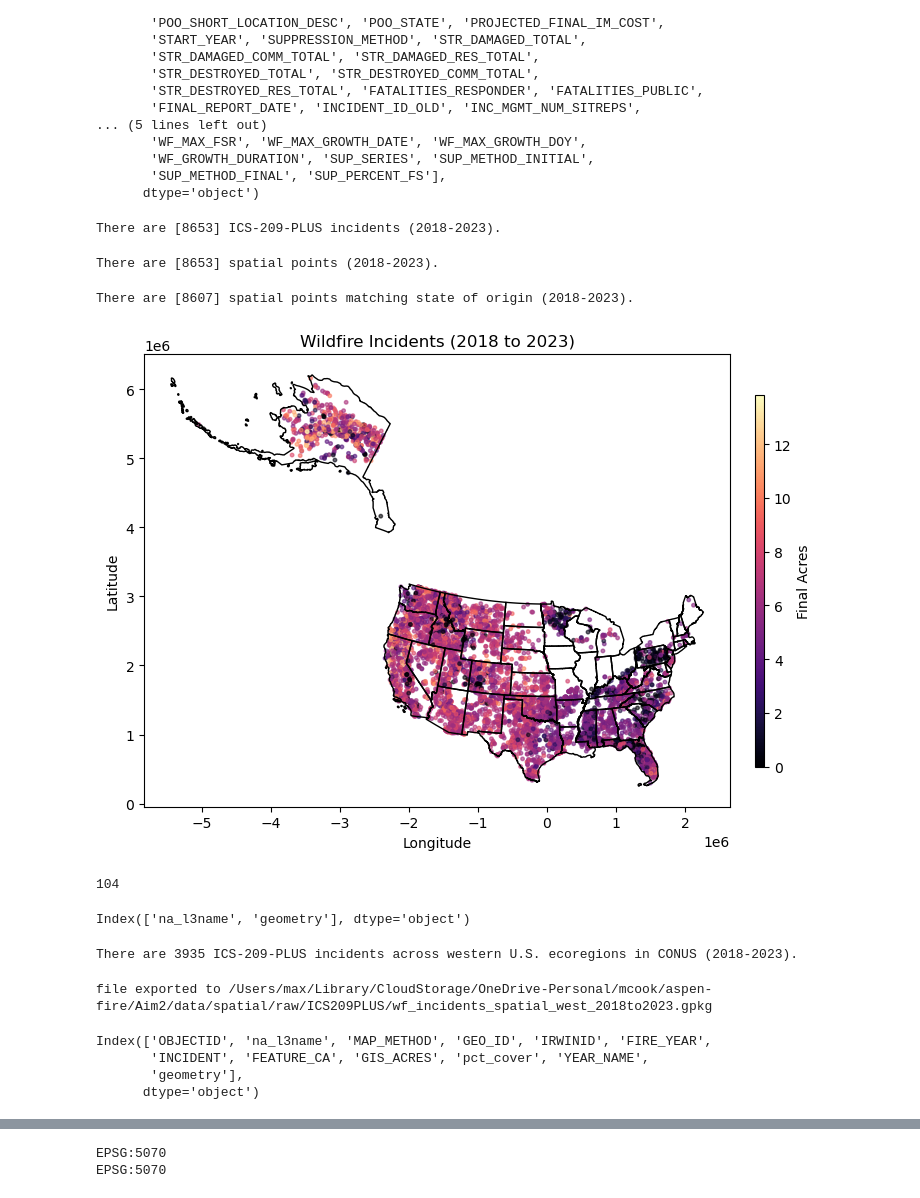
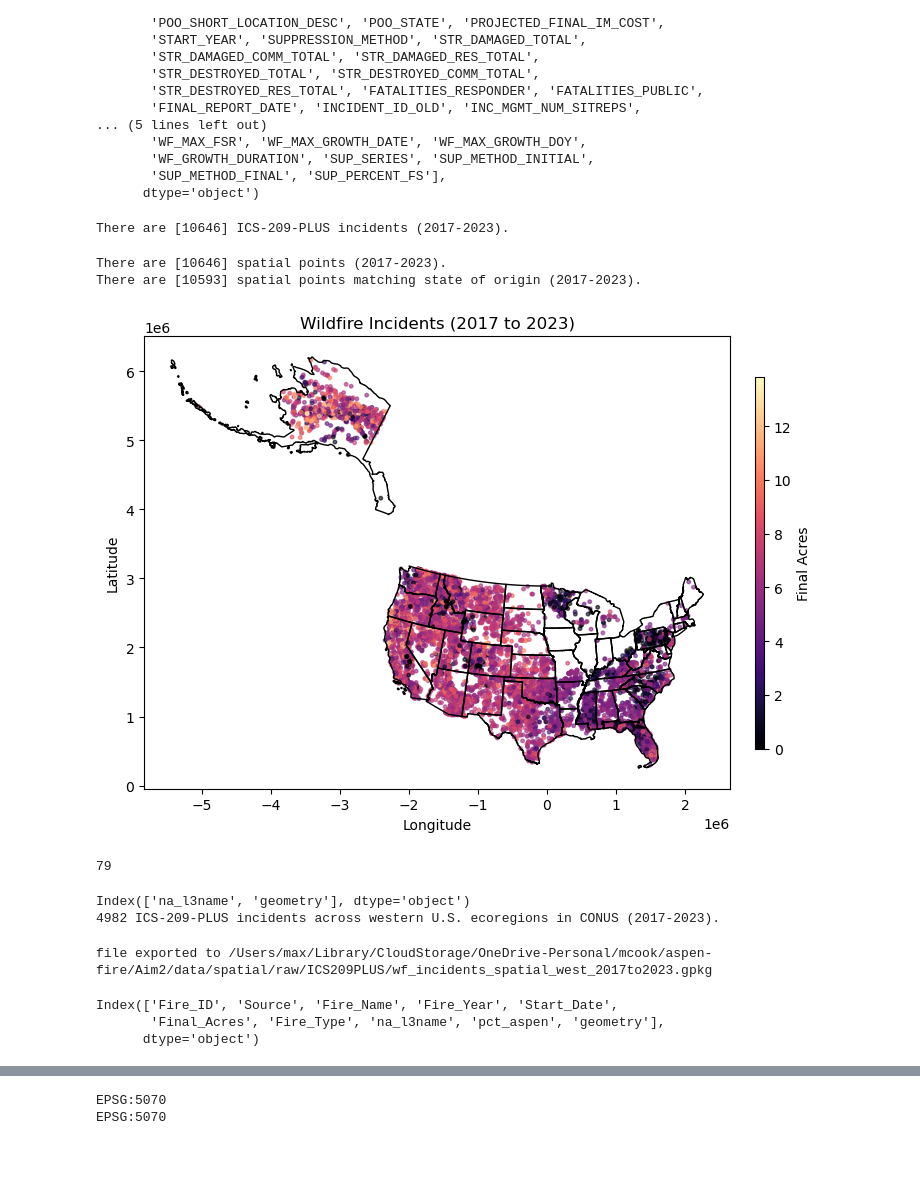
Before and after one commit to natshoff/aspen-fire-fork, a Jupyter notebook: Aim2/code/Python/01ics-geolocate.ipynb, the cells around one changed output, grey strips where cells are left out. Drawn from its saved outputs; the diff is of its cells as text; code cells hidden in the pictures; blank space fills up the shorter version.

```diff
--- a/Aim2/code/Python/01ics-geolocate.ipynb
+++ b/Aim2/code/Python/01ics-geolocate.ipynb
@@ -69,27 +69,26 @@ incidents['DISCOVERY_DATE'] = pd.to_datetime(incidents['DISCOVERY_DATE'])
 incidents['START_YEAR'] = incidents['DISCOVERY_DATE'].dt.year
 incidents['START_YEAR'] = incidents['START_YEAR'].astype(int)
 
-# Filter to match NIFC fire years (2018 to 2023)
-incidents = incidents[incidents['START_YEAR'] >= 2018]
-print(f"There are [{len(incidents)}] ICS-209-PLUS incidents (2018-2023).")
+# Filter to match NIFC fire years (2017 to 2023)
+incidents = incidents[incidents['START_YEAR'] >= 2017]
+print(f"There are [{len(incidents)}] ICS-209-PLUS incidents (2017-2023).")
 # %% [output]
-There are [8653] ICS-209-PLUS incidents (2018-2023).
+There are [10646] ICS-209-PLUS incidents (2017-2023).
 # %%
 # Create a spatial points data from the ICS-209-PLUS records
 geometry = [Point(xy) for xy in zip(incidents['POO_LONGITUDE'], incidents['POO_LATITUDE'])]
 
 # Create a GeoDataFrame
-incidents_gdf = gpd.GeoDataFrame(incidents, geometry=geometry)
-incidents_gdf = incidents_gdf.set_crs(epsg=4326, inplace=True) # set the crs
-incidents_gdf = incidents_gdf.to_crs(proj) # reproject to EPSG:5070
+ics = gpd.GeoDataFrame(incidents, geometry=geometry)
+ics = ics.set_crs(epsg=4326, inplace=True) # set the crs
+ics = ics.to_crs(proj) # reproject to EPSG:5070
 
-print(f"There are [{len(incidents_gdf)}] spatial points (2018-2023).")
+print(f"There are [{len(ics)}] spatial points (2017-2023).")
+
+# Intersect with state boundaries and match with POO_STATE
+ics = gpd.sjoin(ics, states[['geometry', 'STUSPS']], how='inner', predicate='intersects')
+ics = ics[ics['POO_STATE'] == ics['STUSPS']] # filter where states match
+print(f"There are [{len(ics)}] spatial points matching state of origin (2017-2023).")
 # %% [output]
-There are [8653] spatial points (2018-2023).
+There are [10646] spatial points (2017-2023).
+There are [10593] spatial points matching state of origin (2017-2023).
-# %%
-# Intersect with state boundaries and match with POO_STATE
-incidents_gdf = gpd.sjoin(incidents_gdf, states[['geometry', 'STUSPS']], how='inner', predicate='intersects')
-incidents_gdf = incidents_gdf[incidents_gdf['POO_STATE'] == incidents_gdf['STUSPS']] # filter where states match
-print(f"There are [{len(incidents_gdf)}] spatial points matching state of origin (2018-2023).")
-# %% [output]
-There are [8607] spatial points matching state of origin (2018-2023).
@@ -98,37 +95,38 @@ There are [8607] spatial points matching state of origin (2018-2023).
 # %%
+# Plot the incident reports.
 # Filter the GeoDataFrame for points in Colorado
-gdf = incidents_gdf.copy()
+gdf = ics.copy()
 gdf['log_FINAL_ACRS'] = np.log1p(gdf['FINAL_ACRES'])  # log1p to handle log(0) issues
 
 # Plot the points on a map, with size based on FINAL_ACRES
 fig, ax = plt.subplots(figsize=(8, 8))
 
 # Normalize the FINAL_ACRES values for color mapping
 norm = colors.Normalize(vmin=gdf['log_FINAL_ACRS'].min(), vmax=gdf['log_FINAL_ACRS'].max())
 
 # Plot the points with size and color based on FINAL_ACRES
 gdf.plot(ax=ax, marker='o',
          color=gdf['log_FINAL_ACRS'].apply(lambda x: cm.magma(norm(x))),
          alpha=0.6, markersize=6.5)
 
 states.plot(ax=ax, edgecolor='black', linewidth=1, color='none')
 
 # Set title and labels
-plt.title('Wildfire Incidents (2018 to 2023)')
+plt.title('Wildfire Incidents (2017 to 2023)')
 plt.xlabel('Longitude')
 plt.ylabel('Latitude')
 
 # Add a colorbar
 sm = plt.cm.ScalarMappable(cmap='magma', norm=norm)
 sm.set_array([])
 cbar = plt.colorbar(sm, ax=ax, fraction=0.015, pad=0.04, aspect=40)
 cbar.set_label('Final Acres')
 
 # Display the plot
 plt.show()
 
 del gdf
 gc.collect()
 # %% [output]
-[figure, old version]
+[figure, new version]
-104
+79
@@ -137,15 +133,15 @@ gc.collect()
 # %%
+# Subset to western U.S. ecoregions
 # Load western U.S. ecoregions
 fp = os.path.join(projdir,'data/spatial/raw/boundaries/na_cec_eco_l3_west.gpkg')
 ecol3 = gpd.read_file(fp)
 ecol3 = ecol3[['NA_L3NAME','geometry']]
 ecol3 = ecol3.rename(columns={'NA_L3NAME': 'na_l3name'})
-ecol3.columns
+print(ecol3.columns)
+
+# Perform the overlay analysis
+ics_west = gpd.overlay(ics, ecol3, how='intersection') # find overlaps
+print(f"{len(ics_west)} ICS-209-PLUS incidents across western U.S. ecoregions in CONUS (2017-2023).")
 # %% [output]
 Index(['na_l3name', 'geometry'], dtype='object')
+4982 ICS-209-PLUS incidents across western U.S. ecoregions in CONUS (2017-2023).
-# %%
-# Perform the overlay analysis
-incidents_west = gpd.overlay(incidents_gdf, ecol3, how='intersection') # find overlaps
-print(f"There are {len(incidents_west)} ICS-209-PLUS incidents across western U.S. ecoregions in CONUS (2018-2023).")
-# %% [output]
-There are 3935 ICS-209-PLUS incidents across western U.S. ecoregions in CONUS (2018-2023).
@@ -154,10 +148,8 @@ There are 3935 ICS-209-PLUS incidents across western U.S. ecoregions in CONUS (2
 # %%
-out_dir = os.path.join(projdir, 'data/spatial/raw/ICS209PLUS/')
-if not os.path.exists(out_dir):
-    os.makedirs(out_dir)
-out_file = os.path.join(out_dir, 'wf_incidents_spatial_west_2018to2023.gpkg')
-incidents_west.to_file(out_file)
-print(f"file exported to {out_file}")
+# Save this file out.
+out_fp = os.path.join(projdir, 'data/spatial/raw/ICS209PLUS/wf_incidents_spatial_west_2017to2023.gpkg')
+ics_west.to_file(out_fp)
+print(f"file exported to {out_fp}")
 # %% [output]
-file exported to /Users/max/Library/CloudStorage/OneDrive-Personal/mcook/aspen-fire/Aim2/data/spatial/raw/ICS209PLUS/wf_incidents_spatial_west_2018to2023.gpkg
+file exported to /Users/max/Library/CloudStorage/OneDrive-Personal/mcook/aspen-fire/Aim2/data/spatial/raw/ICS209PLUS/wf_incidents_spatial_west_2017to2023.gpkg
 # %%
@@ -165,10 +157,8 @@ file exported to /Users/max/Library/CloudStorage/OneDrive-Personal/mcook/aspen-f
 # %%
-aspen_events_fp = os.path.join(projdir,'data/spatial/mod/NIFC/nifc-interagency_2018_to_2023-TreeMap_aspen.gpkg')
-aspen_events = gpd.read_file(aspen_events_fp)
-aspen_events['FIRE_YEAR'] = aspen_events['FIRE_YEAR'].astype(int)
-aspen_events.columns
+fp = os.path.join(projdir,'data/spatial/mod/srm_fire_census_2017_to_2023.gpkg')
+fires = gpd.read_file(fp)
+fires.columns
 # %% [output]
-Index(['OBJECTID', 'na_l3name', 'MAP_METHOD', 'GEO_ID', 'IRWINID', 'FIRE_YEAR',
-       'INCIDENT', 'FEATURE_CA', 'GIS_ACRES', 'pct_cover', 'YEAR_NAME',
-       'geometry'],
+Index(['Fire_ID', 'Source', 'Fire_Name', 'Fire_Year', 'Start_Date',
+       'Final_Acres', 'Fire_Type', 'na_l3name', 'pct_aspen', 'geometry'],
       dtype='object')
```
Also changed, not shown: parts of 33 cells of this notebook, 12 other files.
